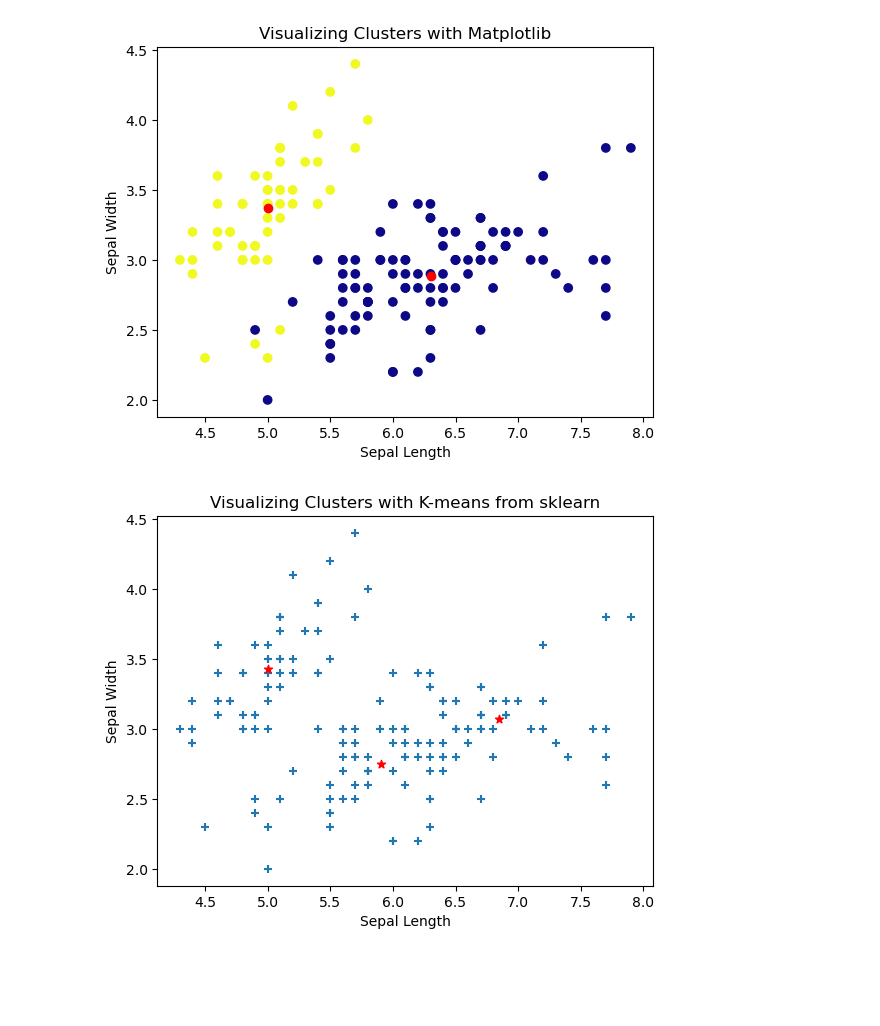
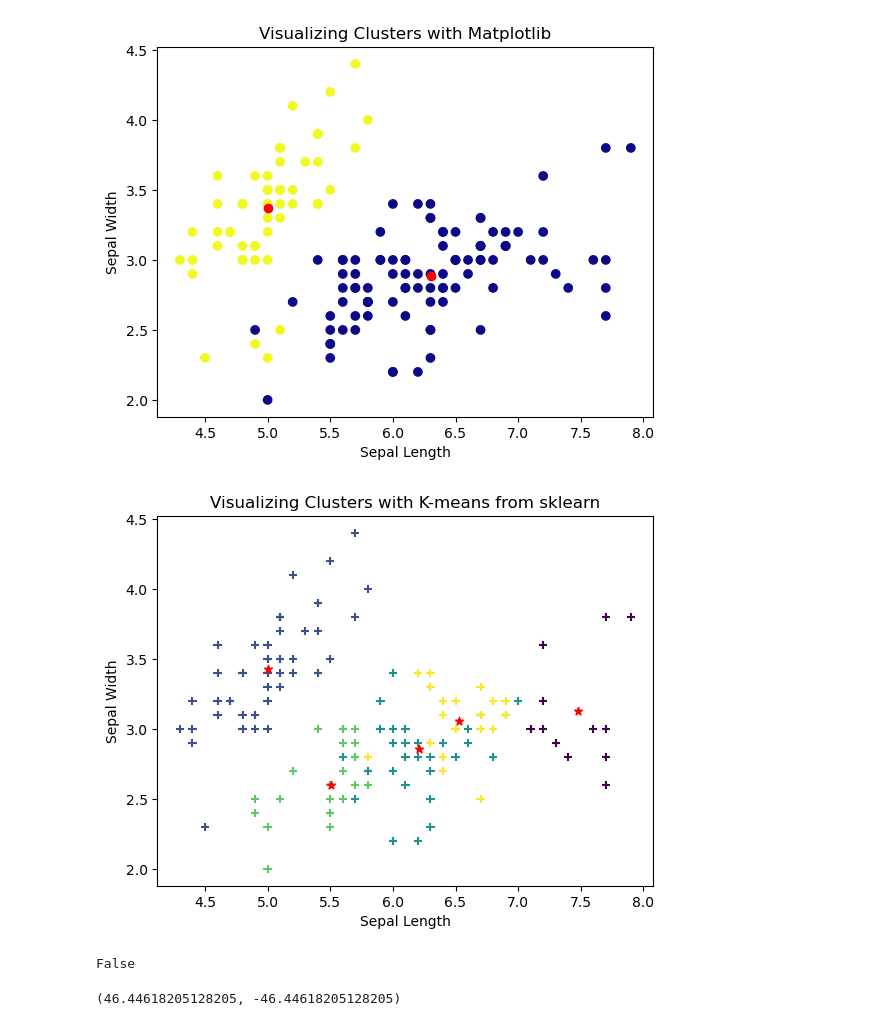
Before and after one commit to Amoako419/Clustering, a Jupyter notebook: iris_dataset.ipynb, the cells around one changed output. Saved outputs shown, nothing was run; the diff lists cells and outputs as text; code cells hidden in the pictures; blank space fills up the shorter version.

Commit message:
kmeans scored

```diff
--- a/iris_dataset.ipynb
+++ b/iris_dataset.ipynb
@@ -79,24 +79,35 @@ plt.show()
 # %%
 from sklearn.datasets import load_iris
 import matplotlib.pyplot as plt
 from sklearn.cluster import KMeans
+import pandas as pd
 
 data = load_iris()
 X = data.data
 
-kmeans = KMeans(n_clusters=3,n_init=5,random_state=2)
+kmeans = KMeans(n_clusters=5,n_init=5,random_state=2)
 kmeans.fit(X)
 cluster = kmeans.cluster_centers_
 labels = kmeans.labels_
 
+y_pred = kmeans.fit_predict(X)
+
 # print(cluster)
 # print(labels)
 
-plt.scatter(X[:,0],X[:,1],cmap='rgb', marker='+')
+plt.scatter(X[:,0],X[:,1],cmap='viridis', marker='+',c=labels)
 plt.scatter(cluster[:,0],cluster[:,1], c='red', marker='*')
 plt.title('Visualizing Clusters with K-means from sklearn')  # Set plot title
 plt.xlabel('Sepal Length')  # Set x-axis label
 plt.ylabel('Sepal Width')  # Set y-axis label
 plt.show()
 # %% [output]
-[figure, old version]
+[figure, new version]
+# %%
+y_pred is labels
+# %% [output]
+False
+# %%
+kmeans.inertia_, kmeans.score(X)
+# %% [output]
+(46.44618205128205, -46.44618205128205)
```
Also changed, not shown: parts of 1 cell of this notebook.
